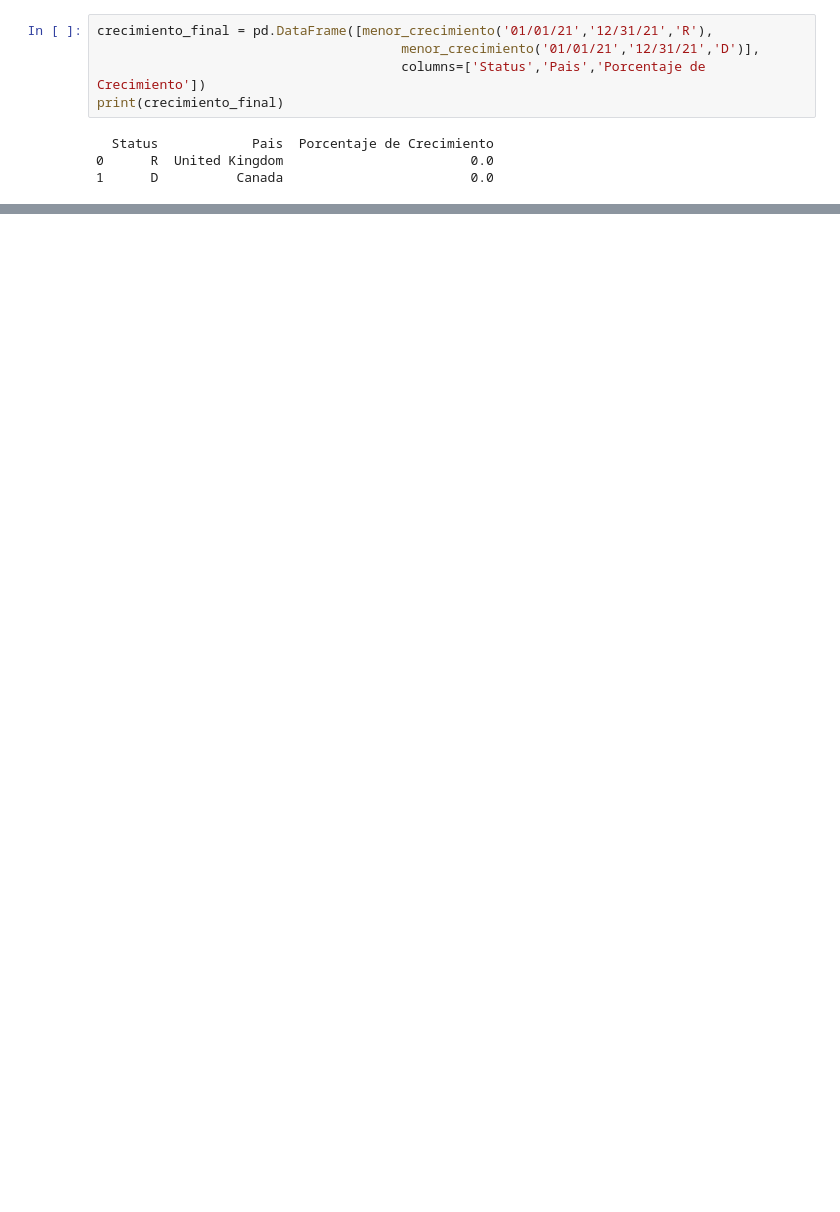
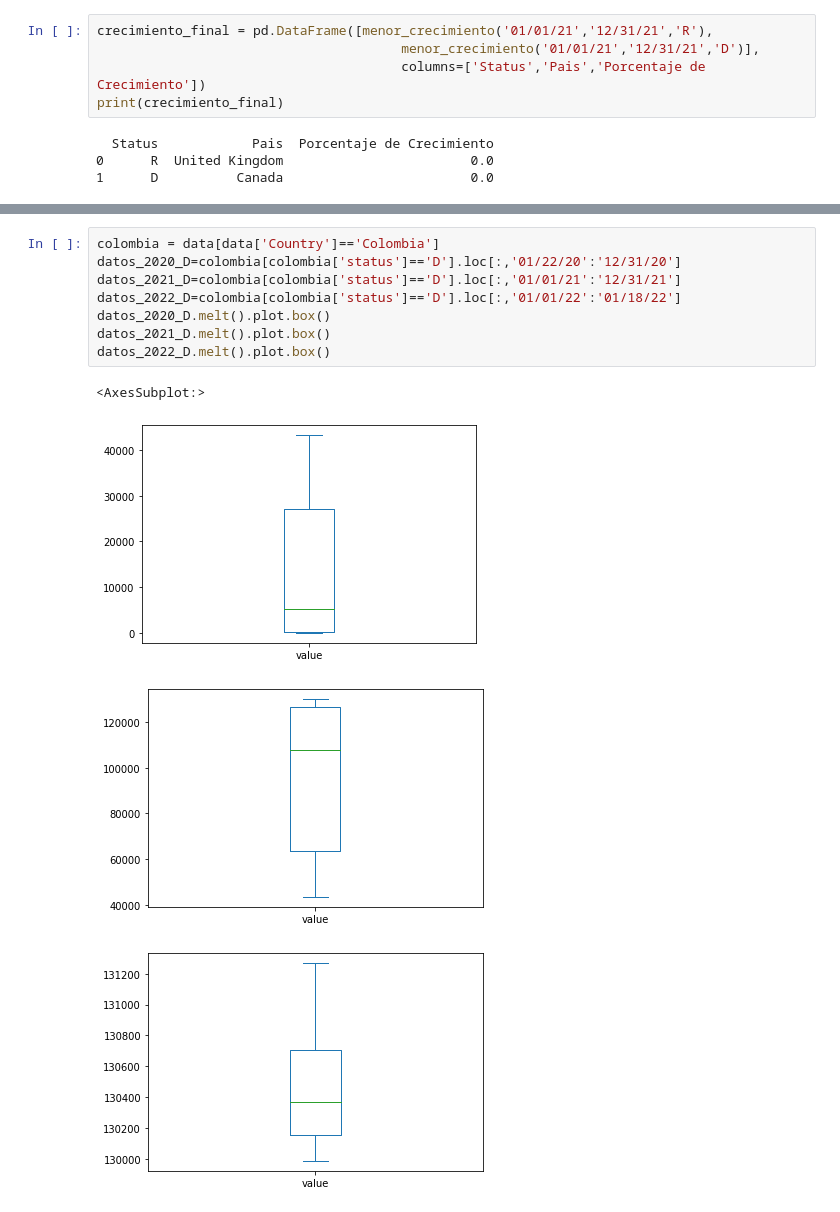
Before and after one commit to juanbaezl/Miind_tarea1, a Jupyter notebook: covid_global.ipynb, the cells around one changed output, grey strips where cells are left out. Cells and saved outputs as stored; diff of their text form; blank space fills up the shorter version.

```diff
--- a/covid_global.ipynb
+++ b/covid_global.ipynb
@@ -180,0 +311,13 @@ for i in continente_recuperados.index:
+# %%
+colombia = data[data['Country']=='Colombia']
+datos_2020_D=colombia[colombia['status']=='D'].loc[:,'01/22/20':'12/31/20']
+datos_2021_D=colombia[colombia['status']=='D'].loc[:,'01/01/21':'12/31/21']
+datos_2022_D=colombia[colombia['status']=='D'].loc[:,'01/01/22':'01/18/22']
+datos_2020_D.melt().plot.box()
+datos_2021_D.melt().plot.box()
+datos_2022_D.melt().plot.box()
+# %% [output]
+<AxesSubplot:>
+[figure, added]
+[figure, added]
+[figure, added]
```
Also changed, not shown: parts of 21 cells of this notebook, 1 other file.
